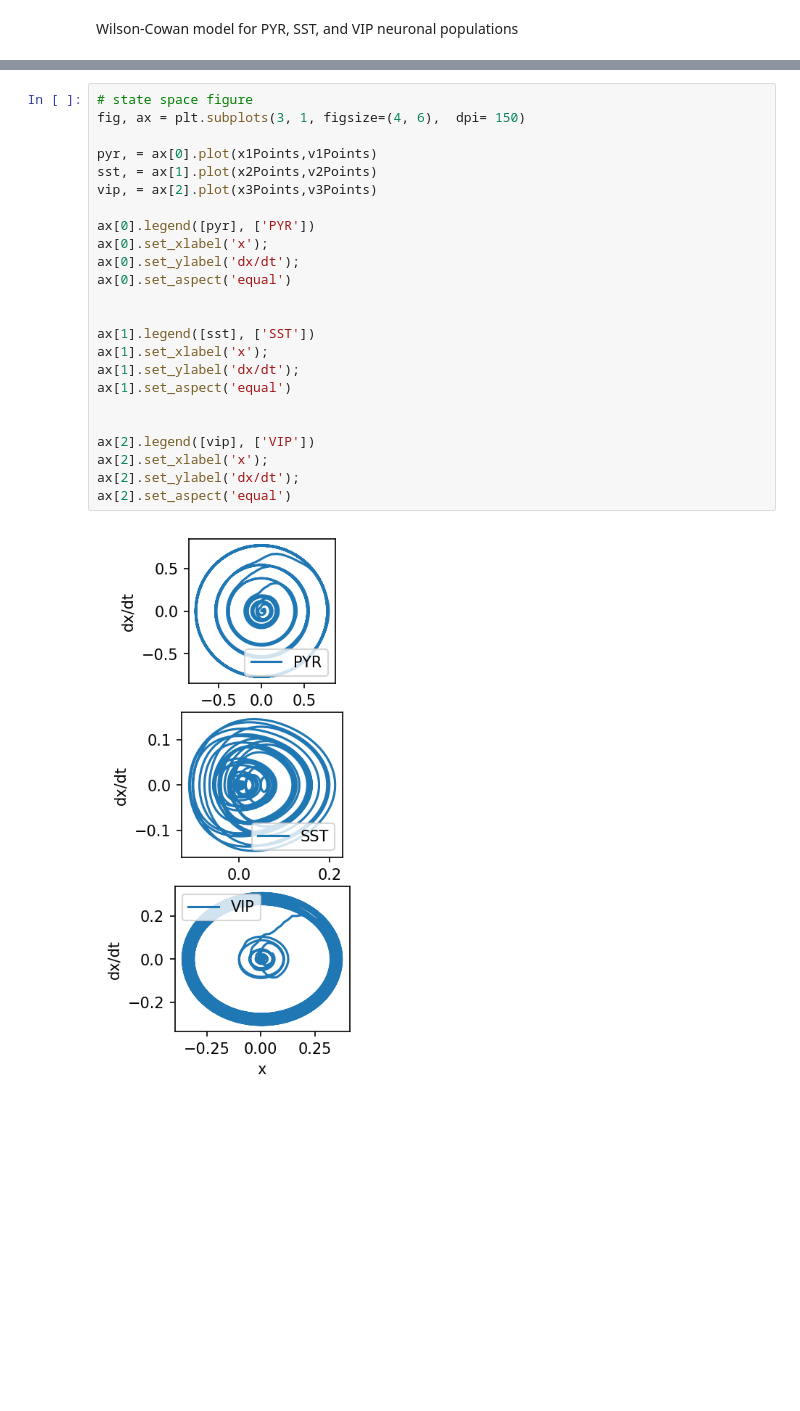
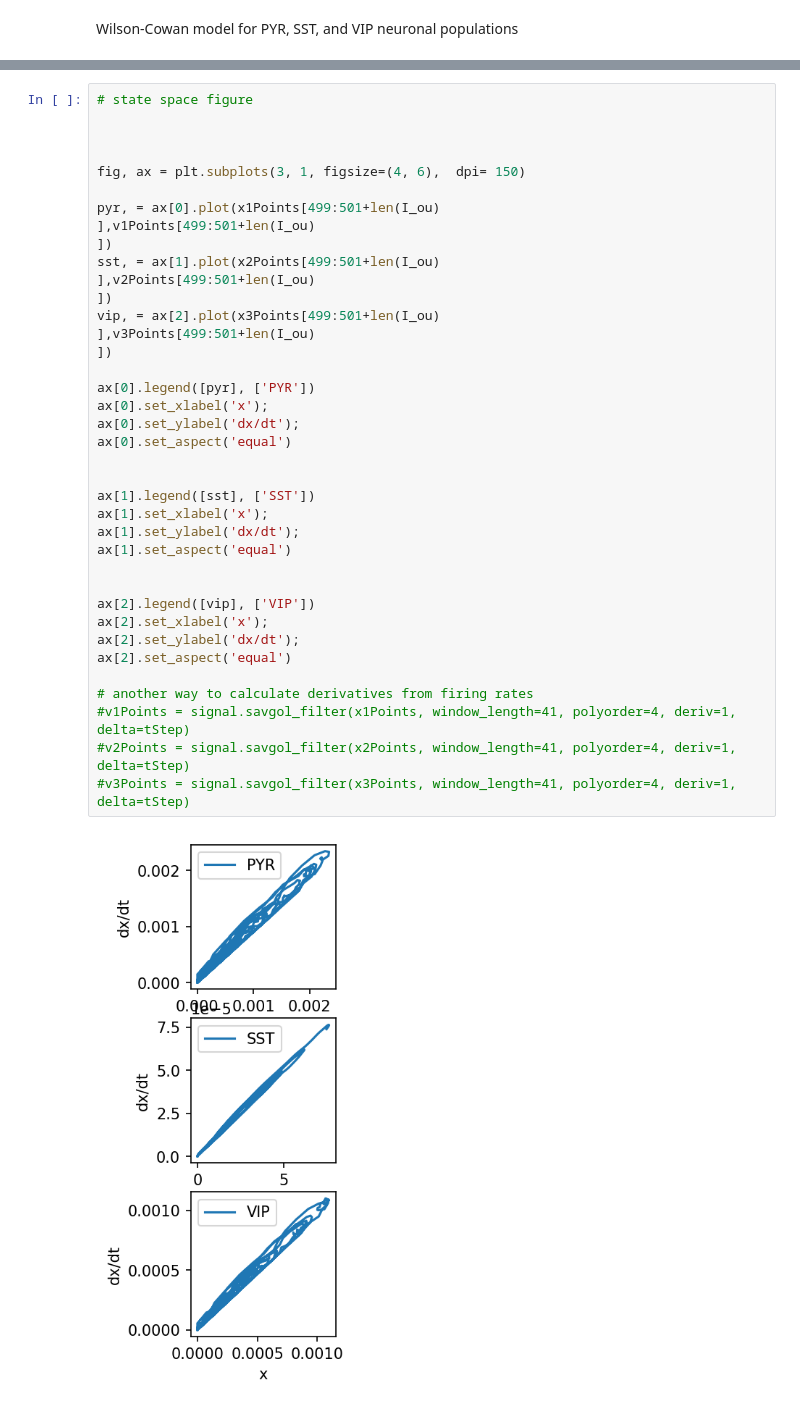
Before and after one commit to cagdastopcu/omission-of-visual-stimuli, a Jupyter notebook: wilson_cowan_3population.ipynb, the cells around one changed output, grey strips where cells are left out. Saved outputs shown, nothing was run; the diff lists cells and outputs as text; blank space fills up the shorter version.

Commit message:
Derivation and integration problem solved

```diff
--- a/wilson_cowan_3population.ipynb
+++ b/wilson_cowan_3population.ipynb
@@ -220,26 +228,40 @@ ax[1].set_ylabel('Mean firing rate');
 # %%
 # state space figure
+
+
+
 fig, ax = plt.subplots(3, 1, figsize=(4, 6),  dpi= 150)
 
-pyr, = ax[0].plot(x1Points,v1Points)
-sst, = ax[1].plot(x2Points,v2Points)
-vip, = ax[2].plot(x3Points,v3Points)
+pyr, = ax[0].plot(x1Points[499:501+len(I_ou)
+],v1Points[499:501+len(I_ou)
+])
+sst, = ax[1].plot(x2Points[499:501+len(I_ou)
+],v2Points[499:501+len(I_ou)
+])
+vip, = ax[2].plot(x3Points[499:501+len(I_ou)
+],v3Points[499:501+len(I_ou)
+])
 
 ax[0].legend([pyr], ['PYR'])
 ax[0].set_xlabel('x');
 ax[0].set_ylabel('dx/dt');
 ax[0].set_aspect('equal')
 
 
 ax[1].legend([sst], ['SST'])
 ax[1].set_xlabel('x');
 ax[1].set_ylabel('dx/dt');
 ax[1].set_aspect('equal')
 
 
 ax[2].legend([vip], ['VIP'])
 ax[2].set_xlabel('x');
 ax[2].set_ylabel('dx/dt');
 ax[2].set_aspect('equal')
+
+# another way to calculate derivatives from firing rates
+#v1Points = signal.savgol_filter(x1Points, window_length=41, polyorder=4, deriv=1, delta=tStep)
+#v2Points = signal.savgol_filter(x2Points, window_length=41, polyorder=4, deriv=1, delta=tStep)
+#v3Points = signal.savgol_filter(x3Points, window_length=41, polyorder=4, deriv=1, delta=tStep)
 # %% [output]
-[figure, old version]
+[figure, new version]
```
Also changed, not shown: parts of 4 cells of this notebook.
